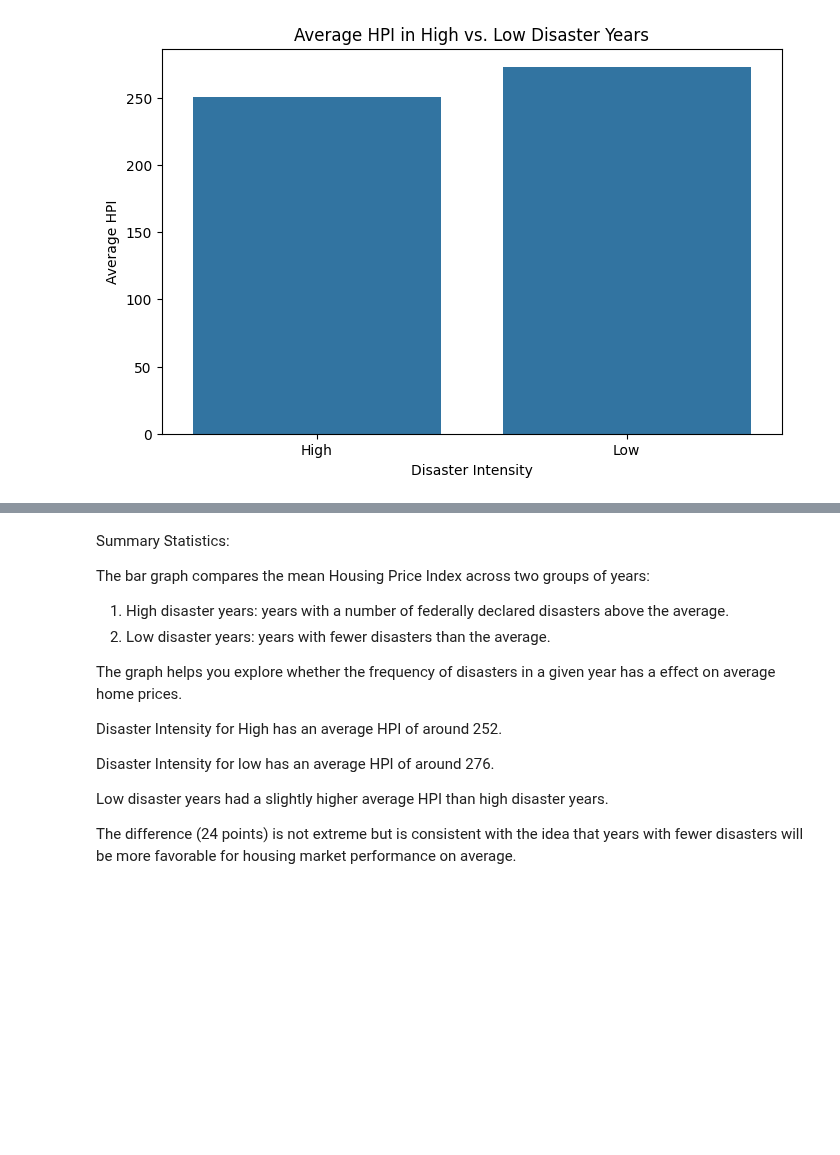
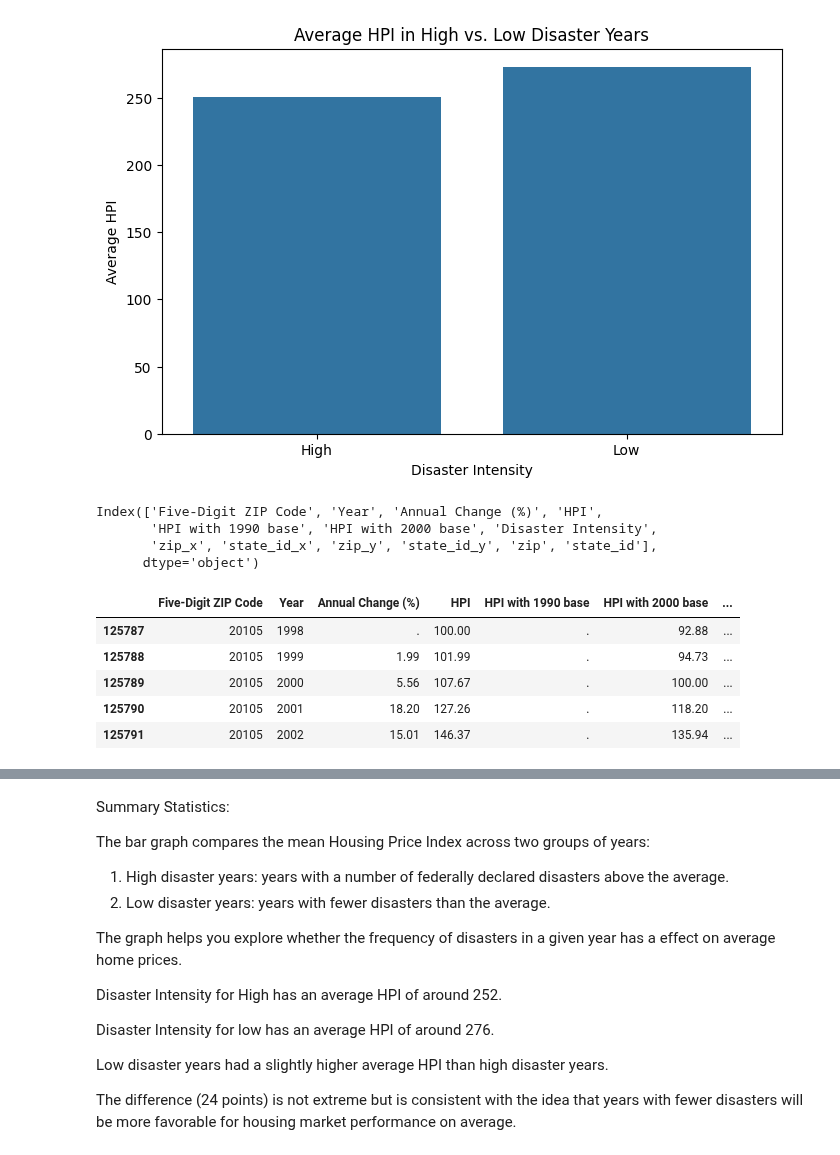
Before and after one commit to sofiadellarosa/FinalProjectDS, a Jupyter notebook: DSproject.ipynb, the cells around one changed output, grey strips where cells are left out. Cells and saved outputs as stored; diff of their text form; code cells hidden in the pictures; blank space fills up the shorter version.

```diff
--- a/DSproject.ipynb
+++ b/DSproject.ipynb
@@ -732,3 +749,74 @@ plt.ylabel('Average HPI')
 plt.show()
 # %% [output]
 [figure]
+# %%
+'''HERE I have to find a dataset that connects the Zip Codes with states, then sort hpi index
+by 5 hightest states. The 5 most disaster prone states will probably show a larger difference.
+Okay, you can add a state column to your hpi_df DataFrame by merging it with the zip_state_df
+DataFrame, which contains the mapping between ZIP codes and states'''
+
+# Ensure ZIP codes are strings and padded with leading zeros
+hpi_df['Five-Digit ZIP Code'] = hpi_df['Five-Digit ZIP Code'].astype(str).str.zfill(5)
+zip_state_df['zip'] = zip_state_df['zip'].astype(str).str.zfill(5)
+
+# Merge with ZIP-to-state info
+hpi_df = pd.merge(hpi_df, zip_state_df, left_on='Five-Digit ZIP Code', right_on='zip', how='left')
+hpi_df = hpi_df.drop(columns=['zip_x', 'state_id_x', 'zip_y', 'state_id_y'])
+
+
+
+# def classify(year):
+#     if year in high_disaster_years:
+#         return 'High'
+#     else:
+#         return 'Low'
+
+# hpi_top = hpi_df[hpi_df['State'].isin(top_states)]
+# Filter dataset to include only top states
+#top_states = ["Texas", "Virginia", "Kentucky", "Missouri", "Oklahoma"]  # Update with actual state names
+
+#print(top_states)
+
+#print(hpi_df.columns)
+
+
+# top_states_list = top_states.tolist()  # Convert Index to list
+# hpi_top = hpi_df[hpi_df['State'].isin(top_states_list)]  # Filter by states
+# hpi_top
+
+# # Define high disaster years
+# high_disaster_years = disasters_perYear[disasters_perYear > disasters_perYear.mean()].index
+
+# def classify(year):
+#     return 'High' if year in high_disaster_years else 'Low'
+
+# # Apply classification based on filtered dataset
+# hpi_top['Disaster Intensity'] = hpi_top['Year'].apply(classify)
+
+# # Group by Disaster Intensity and then calculate mean HPI
+# mean_hpi_by_disaster = hpi_top.groupby('Disaster Intensity')['HPI'].mean().reset_index()
+
+# # Plot using a bar graph
+# plt.figure(figsize=(8, 5))
+# sns.barplot(data=mean_hpi_by_disaster, x='Disaster Intensity', y='HPI')
+# plt.title('Average HPI in High vs. Low Disaster Years (Top States Only)')
+# plt.xlabel('Disaster Intensity')
+# plt.ylabel('Average HPI')
+# plt.show()
+# %% [output]
+Index(['Five-Digit ZIP Code', 'Year', 'Annual Change (%)', 'HPI',
+       'HPI with 1990 base', 'HPI with 2000 base', 'Disaster Intensity',
+       'zip_x', 'state_id_x', 'zip_y', 'state_id_y', 'zip', 'state_id'],
+      dtype='object')
+# %%
+hpi_df.head()
+top_states_list = top_states.tolist()  # Convert Index to list
+hpi_top = hpi_df[hpi_df['state_id'].isin(top_states_list)]  # Filter by states
+#hpi_top.head()
+# %% [output]
+|  | Five-Digit ZIP Code | Year | Annual Change (%) | HPI | HPI with 1990 base | HPI with 2000 base | ... |
+| 125787 | 20105 | 1998 | . | 100.00 | . | 92.88 | ... |
+| 125788 | 20105 | 1999 | 1.99 | 101.99 | . | 94.73 | ... |
+| 125789 | 20105 | 2000 | 5.56 | 107.67 | . | 100.00 | ... |
+| 125790 | 20105 | 2001 | 18.20 | 127.26 | . | 118.20 | ... |
+| 125791 | 20105 | 2002 | 15.01 | 146.37 | . | 135.94 | ... |
```
Also changed, not shown: parts of 3 cells of this notebook.
